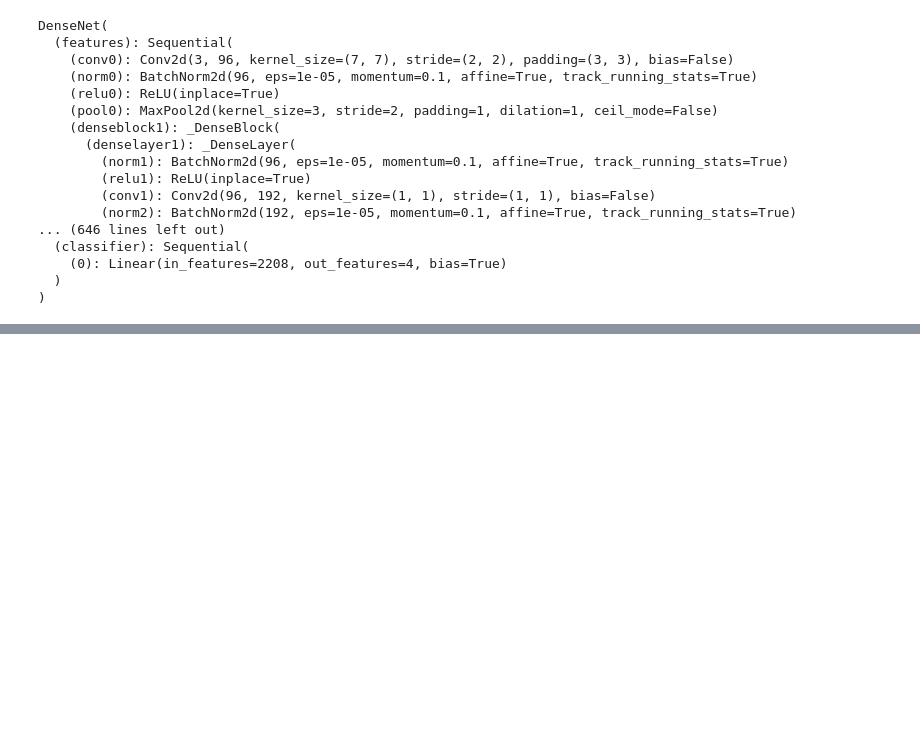
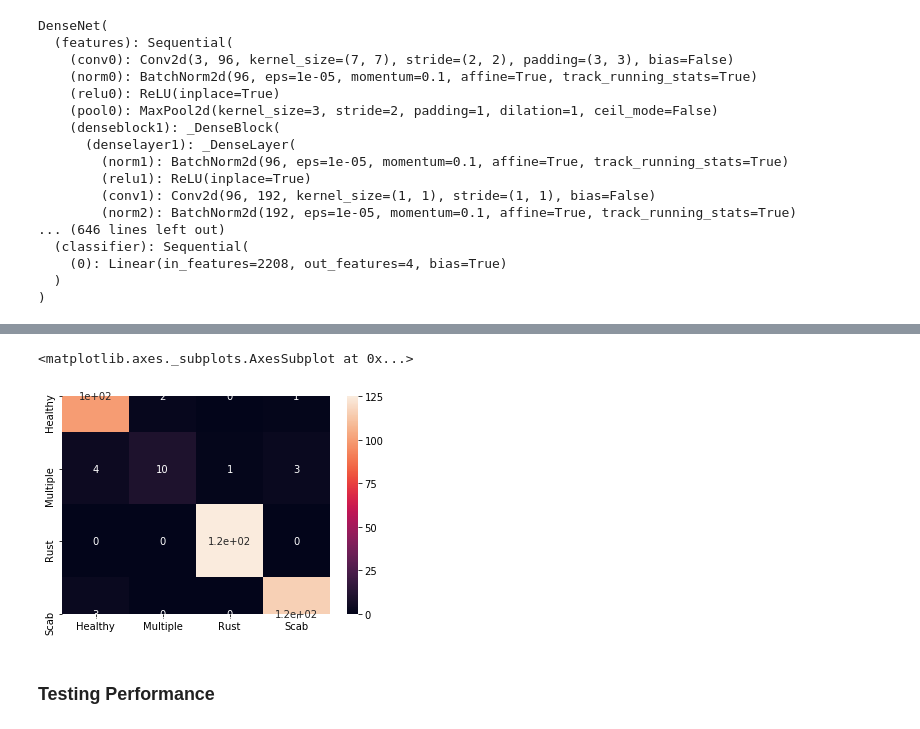
Before and after one commit to AnishWalawalkar/plant-pathology, a Jupyter notebook: Plant Pathology.ipynb, the cells around one changed output, grey strips where cells are left out. Cells and saved outputs as stored; diff of their text form; code cells hidden in the pictures; blank space fills up the shorter version.

```diff
--- a/Plant Pathology.ipynb
+++ b/Plant Pathology.ipynb
@@ -269,0 +302,8 @@ Epoch: 15, Train loss: 0.2141451970725269, Val loss: 0.19514277095664037, Train
+# %%
+labels = ['Healthy', 'Multiple','Rust','Scab']
+sns.heatmap(conf_mat, xticklabels=labels, yticklabels=labels, annot=True)
+# %% [output]
+<matplotlib.axes._subplots.AxesSubplot at 0x...>
+[figure, added]
+# %% [markdown]
+### Testing Performance
```
Also changed, not shown: parts of 13 cells of this notebook, 1 other file.
